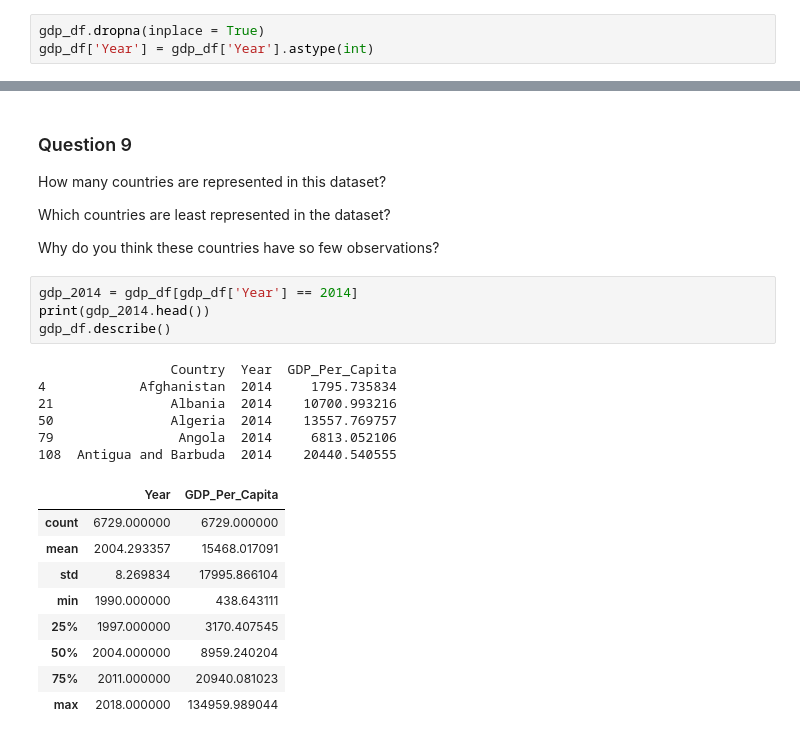
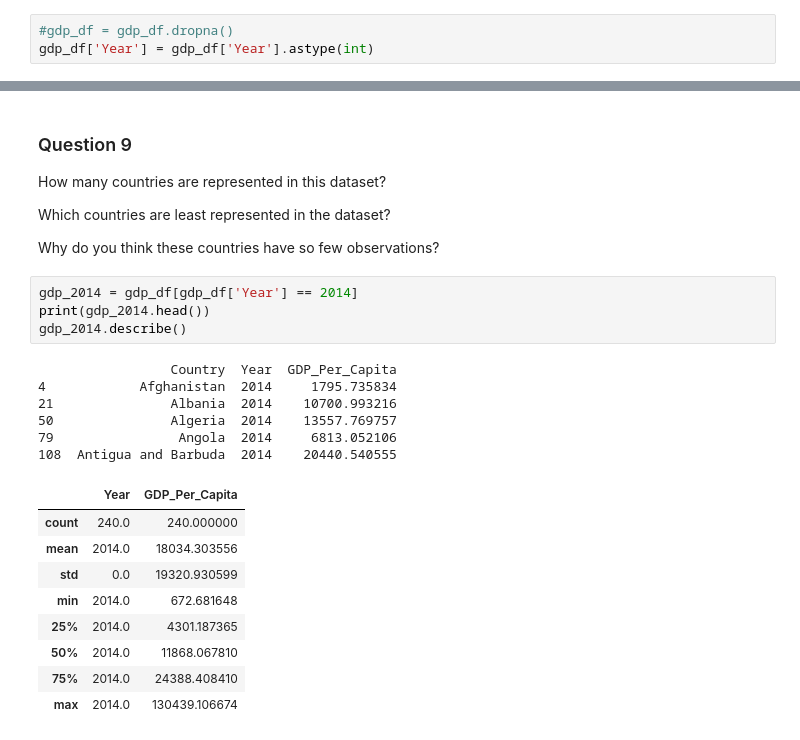
Before and after one commit to nss-data-science-cohort-4/dq1-undata-savyrosea, a Jupyter notebook: notebooks/UN_Data_Exploration.ipynb, the cells around one changed output, grey strips where cells are left out. Cells and saved outputs as stored; diff of their text form.

```diff
--- a/notebooks/UN_Data_Exploration.ipynb
+++ b/notebooks/UN_Data_Exploration.ipynb
@@ -83,7 +83,7 @@ Year               object
 GDP_Per_Capita    float64
 dtype: object
 # %%
-gdp_df.dropna(inplace = True)
+#gdp_df = gdp_df.dropna()
 gdp_df['Year'] = gdp_df['Year'].astype(int)
 # %%
 gdp_df.dtypes
@@ -148,20 +158,20 @@ Why do you think these countries have so few observations?
 # %%
 gdp_2014 = gdp_df[gdp_df['Year'] == 2014]
 print(gdp_2014.head())
-gdp_df.describe()
+gdp_2014.describe()
 # %% [output]
                  Country  Year  GDP_Per_Capita
 4            Afghanistan  2014     1795.735834
 21               Albania  2014    10700.993216
 50               Algeria  2014    13557.769757
 79                Angola  2014     6813.052106
 108  Antigua and Barbuda  2014    20440.540555
 |  | Year | GDP_Per_Capita |
-| count | 6729.000000 | 6729.000000 |
-| mean | 2004.293357 | 15468.017091 |
-| std | 8.269834 | 17995.866104 |
-| min | 1990.000000 | 438.643111 |
-| 25% | 1997.000000 | 3170.407545 |
-| 50% | 2004.000000 | 8959.240204 |
-| 75% | 2011.000000 | 20940.081023 |
-| max | 2018.000000 | 134959.989044 |
+| count | 240.0 | 240.000000 |
+| mean | 2014.0 | 18034.303556 |
+| std | 0.0 | 19320.930599 |
+| min | 2014.0 | 672.681648 |
+| 25% | 2014.0 | 4301.187365 |
+| 50% | 2014.0 | 11868.067810 |
+| 75% | 2014.0 | 24388.408410 |
+| max | 2014.0 | 130439.106674 |
```
Also changed, not shown: parts of 24 cells of this notebook.
